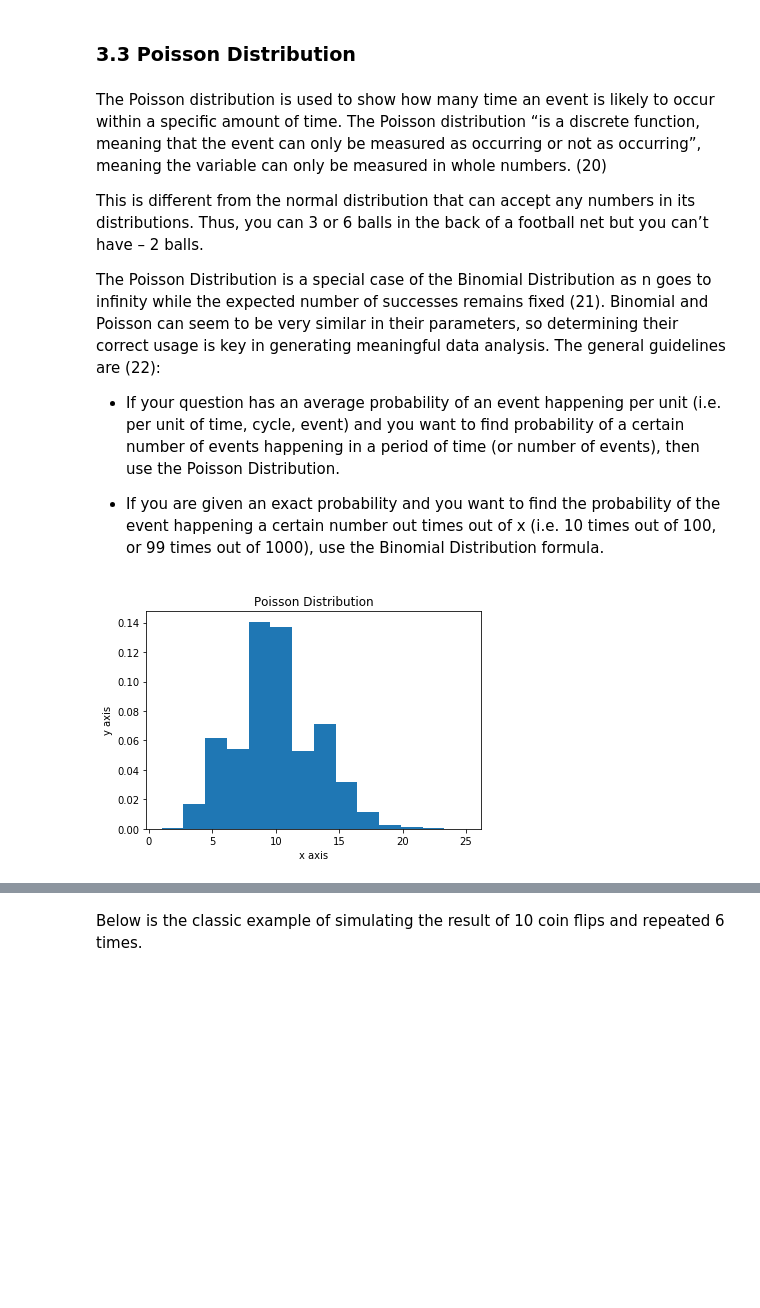
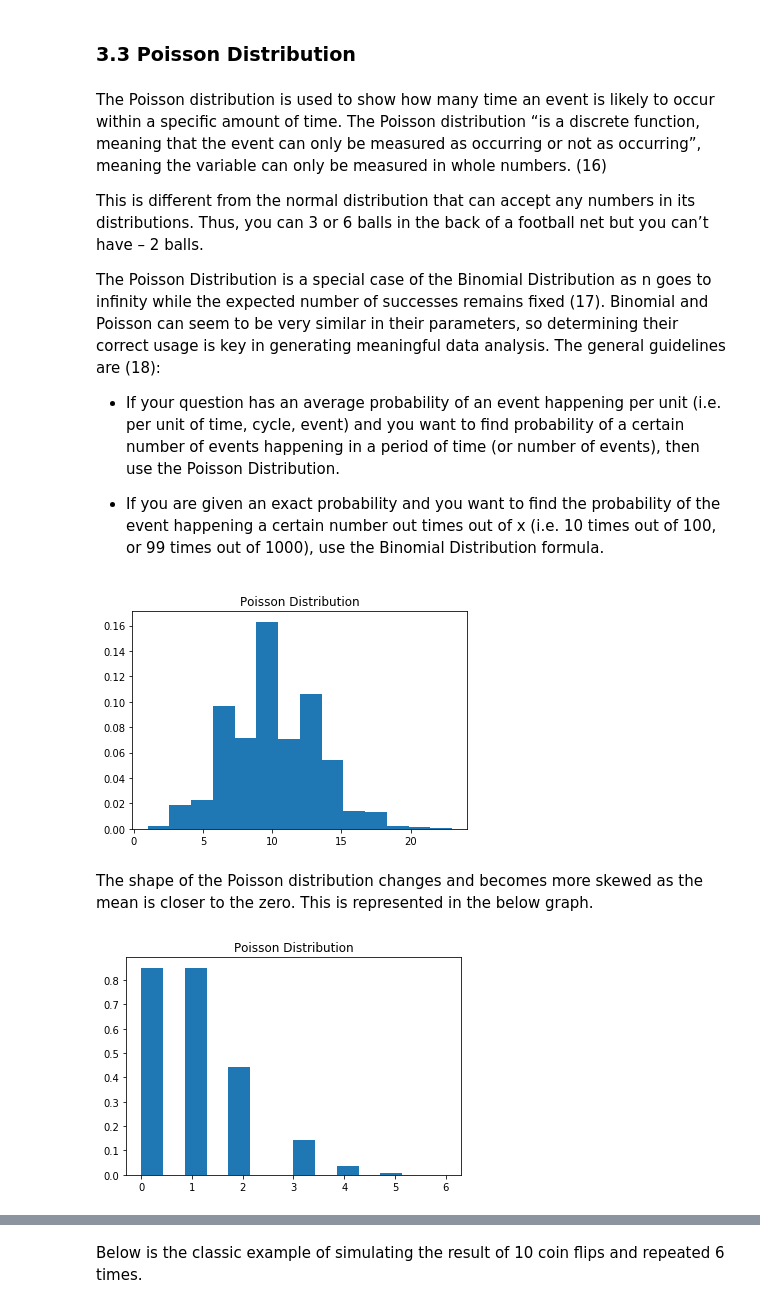
Before and after one commit to martinaobrien/numpy-random, a Jupyter notebook: numpy-random.ipynb, the cells around one changed output, grey strips where cells are left out. Saved outputs shown, nothing was run; the diff lists cells and outputs as text; code cells hidden in the pictures; blank space fills up the shorter version.

```diff
--- a/numpy-random.ipynb
+++ b/numpy-random.ipynb
@@ -381,11 +392,11 @@ Looking at the plot above, there are no real peaks or trough indicating a large
 <a id='section3.3'></a>
 ### 3.3 Poisson Distribution
 # %% [markdown]
-The Poisson distribution is used to show how many time an event is likely to occur within a specific amount of time. The Poisson distribution “is a discrete function, meaning that the event can only be measured as occurring or not as occurring”, meaning the variable can only be measured in whole numbers. (20)
+The Poisson distribution is used to show how many time an event is likely to occur within a specific amount of time. The Poisson distribution “is a discrete function, meaning that the event can only be measured as occurring or not as occurring”, meaning the variable can only be measured in whole numbers. (16)
 
 This is different from the normal distribution that can accept any numbers in its distributions. Thus, you can 3 or 6 balls in the back of a football net but you can’t have – 2 balls.
 
-The Poisson Distribution is a special case of the Binomial Distribution as n goes to infinity while the expected number of successes remains fixed (21). Binomial and Poisson can seem to be very similar in their parameters, so determining their correct usage is key in generating meaningful data analysis. The general guidelines are (22):
+The Poisson Distribution is a special case of the Binomial Distribution as n goes to infinity while the expected number of successes remains fixed (17). Binomial and Poisson can seem to be very similar in their parameters, so determining their correct usage is key in generating meaningful data analysis. The general guidelines are (18):
 
 - If your question has an average probability of an event happening per unit (i.e. per unit of time, cycle, event) and you want to find probability of a certain number of events happening in a period of time (or number of events), then use the Poisson Distribution.
 
@@ -396,11 +407,20 @@ s = np.random.poisson(10, 10000)
 import matplotlib.pyplot as plt
 count, bins, ignored = plt.hist(s, 14, density=True)
 plt.title("Poisson Distribution") # Title for the graph
-plt.xlabel("x axis") # X-Axis labelling
-plt.ylabel("y axis") # Y-Axis labelling
 plt.show()
 # %% [output]
-[figure, old version]
+[figure, new version]
+# %% [markdown]
+The shape of the Poisson distribution changes and becomes more skewed as the mean is closer to the zero. This is represented in the below graph.
+# %%
+import numpy as np
+s = np.random.poisson(1, 10000)
+import matplotlib.pyplot as plt
+count, bins, ignored = plt.hist(s, 14, density=True)
+plt.title("Poisson Distribution") # Title for the graph
+plt.show()
+# %% [output]
+[figure, added]
 # %% [markdown]
 <a id='section3.4'></a>
 ### 3.4 Binomial Distribution
```
Also changed, not shown: parts of 38 cells of this notebook, 2 other files.
